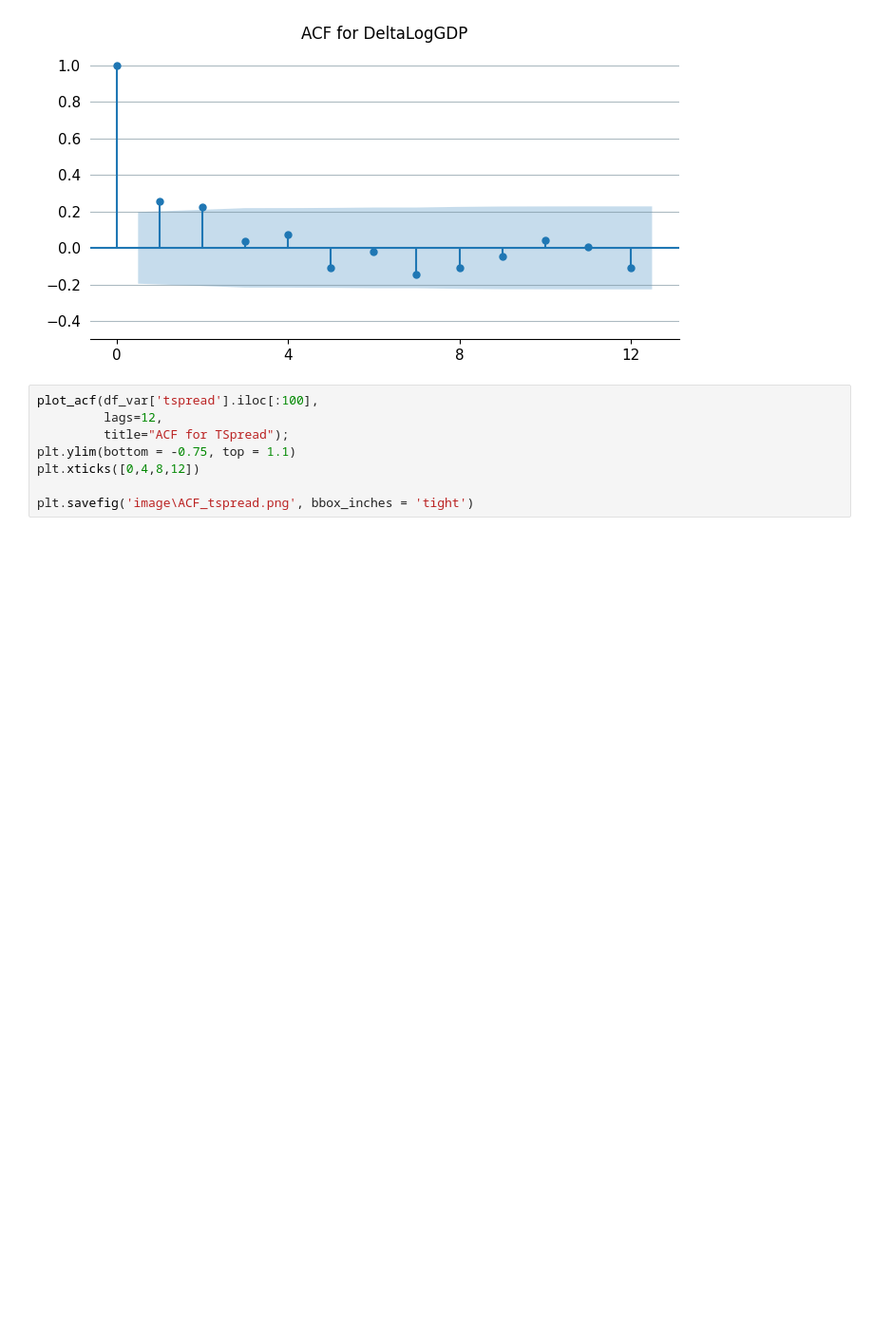
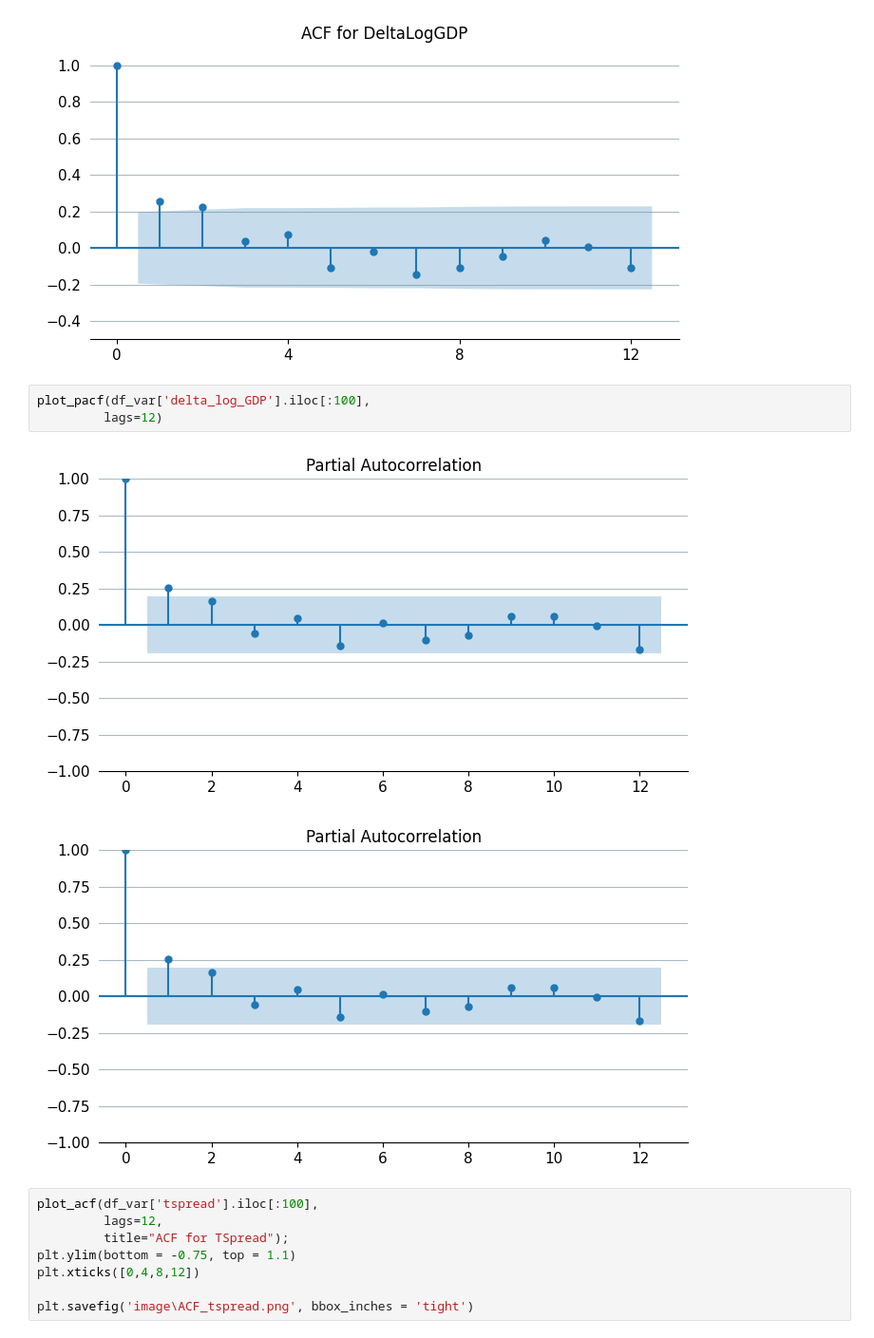
Before and after one commit to giordanovitale/Time-Series-Project, a Jupyter notebook: ts_project.ipynb, the cells around one changed output. Shown at 95% size. Cells and saved outputs as stored; diff of their text form; blank space fills up the shorter version.

```diff
--- a/ts_project.ipynb
+++ b/ts_project.ipynb
@@ -394,6 +432,12 @@ plt.xticks([0,4,8,12])
 plt.savefig('image\ACF_deltalogGdp.png', bbox_inches = 'tight')
 # %% [output]
 [figure]
+# %%
+plot_pacf(df_var['delta_log_GDP'].iloc[:100],
+         lags=12)
+# %% [output]
+[figure, added]
+[figure, added]
 # %%
 plot_acf(df_var['tspread'].iloc[:100],
          lags=12,
```
Also changed, not shown: parts of 5 cells of this notebook, 1 other file.
